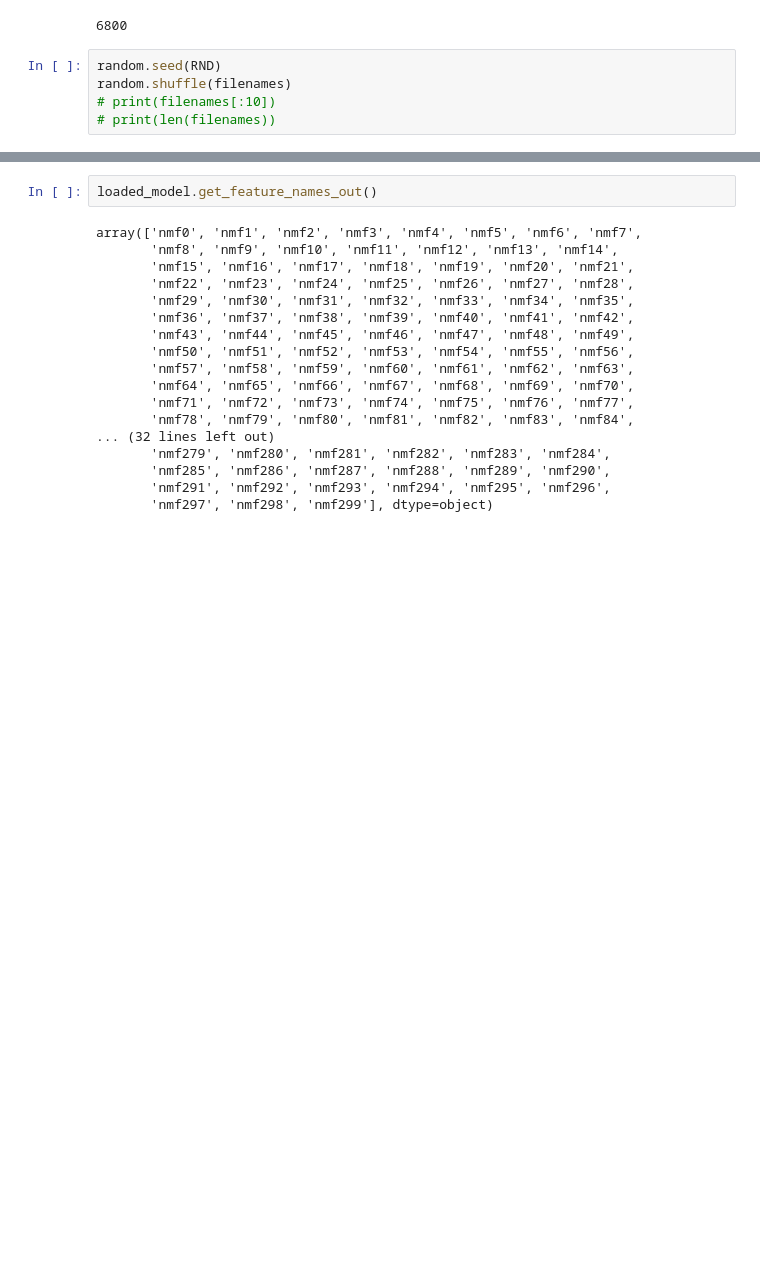
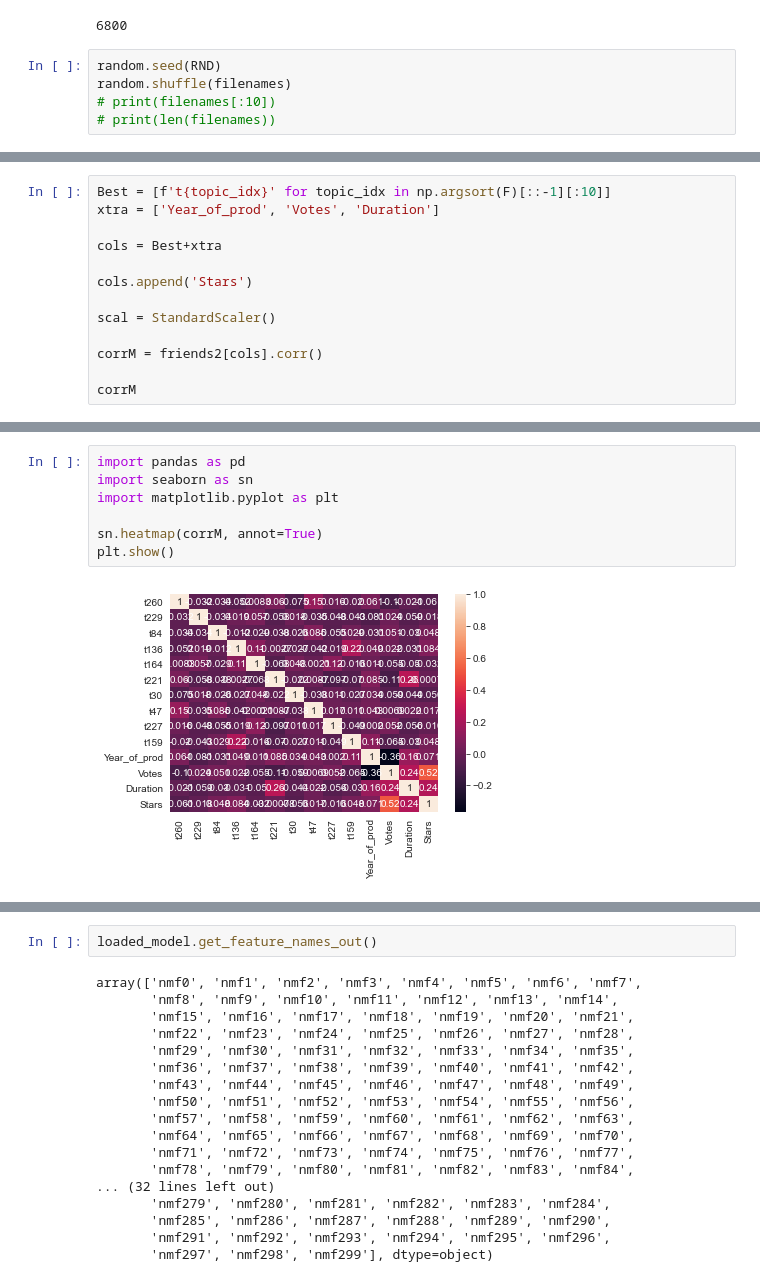
Before and after one commit to MarijkeBeersmans/CLS-project, a Jupyter notebook: Books_corpus.ipynb, the cells around one changed output, grey strips where cells are left out. Cells and saved outputs as stored; diff of their text form; blank space fills up the shorter version.

```diff
--- a/Books_corpus.ipynb
+++ b/Books_corpus.ipynb
@@ -701,0 +520,13 @@ for episode in df.episode.values:
+# %%
+Best = [f't{topic_idx}' for topic_idx in np.argsort(F)[::-1][:10]]
+xtra = ['Year_of_prod', 'Votes', 'Duration']
+
+cols = Best+xtra
+
+cols.append('Stars')
+
+scal = StandardScaler()
+
+corrM = friends2[cols].corr()
+
+corrM
@@ -701,0 +549,9 @@ for episode in df.episode.values:
+# %%
+import pandas as pd
+import seaborn as sn
+import matplotlib.pyplot as plt
+
+sn.heatmap(corrM, annot=True)
+plt.show()
+# %% [output]
+[figure, added]
```
Also changed, not shown: parts of 47 cells of this notebook, 5 other files.
